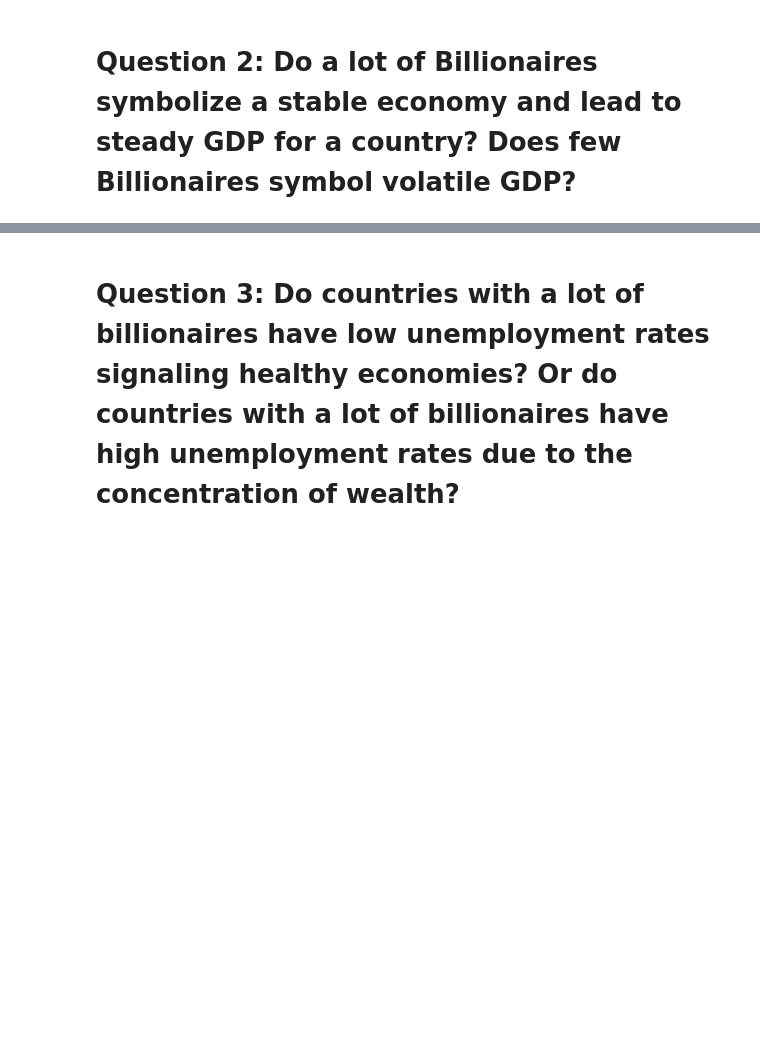
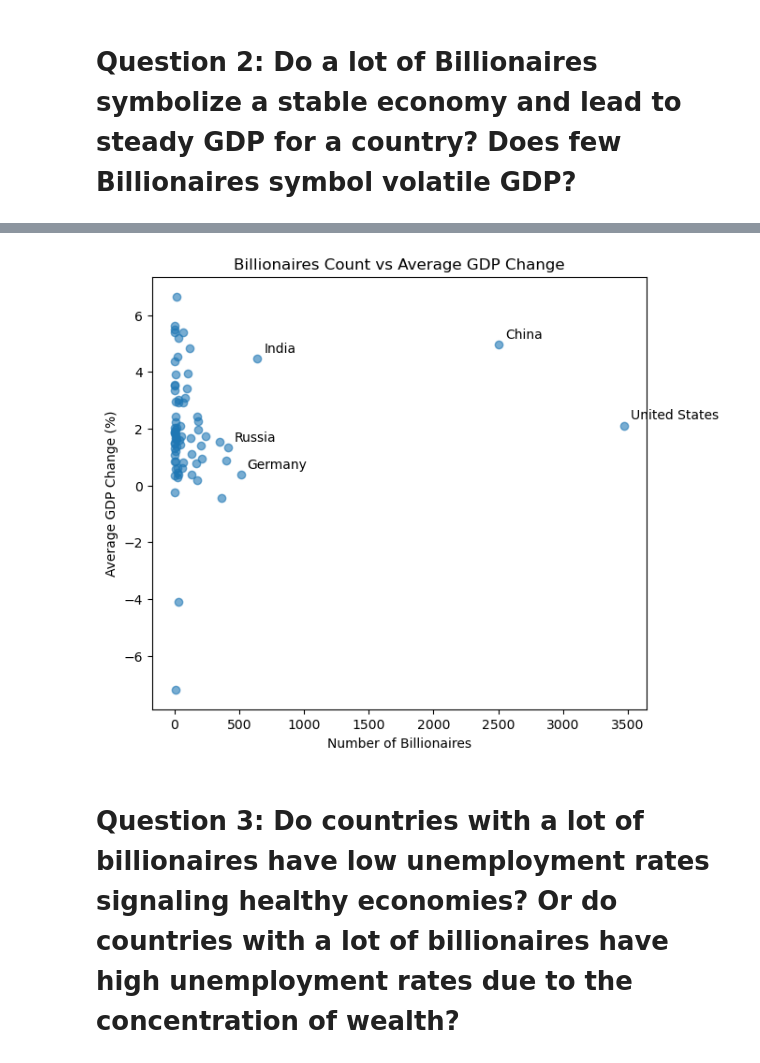
Before and after one commit to cdoubet/Data-Wrangling-Final-Project, a Jupyter notebook: Code/notebooks/Data Wrangling Final Project.ipynb, the cells around one changed output, grey strips where cells are left out. Saved outputs shown, nothing was run; the diff lists cells and outputs as text; code cells hidden in the pictures; blank space fills up the shorter version.

```diff
--- a/Code/notebooks/Data Wrangling Final Project (1).ipynb
+++ b/Code/notebooks/Data Wrangling Final Project.ipynb
@@ -278,0 +215,63 @@ Top 10 Countries by Billionaire Count:
+# %%
+import pandas as pd
+import numpy as np
+import matplotlib.pyplot as plt
+import seaborn as sns
+
+# Count billionaires per country
+billionaires_per_country = billionaires_gdp.groupby('country_of_residence').size().reset_index(name='billionaire_count')
+
+# Calculate average GDP changes
+gdp_columns = [
+    '2019_gdp_change',
+    '2020_gdp_change',
+    '2021_gdp_change',
+    '2022_gdp_change',
+    '2023_gdp_change'
+]
+
+# Remove % sign and convert to float
+for col in gdp_columns:
+    billionaires_gdp[col] = billionaires_gdp[col].str.rstrip('%').astype('float')
+
+# Calculate average GDP change per country
+avg_gdp_change = billionaires_gdp.groupby('country_of_residence')[gdp_columns].mean().reset_index()
+avg_gdp_change['average_gdp_change'] = avg_gdp_change[gdp_columns].mean(axis=1)
+
+# Merge billionaire count with GDP changes
+merged_data = billionaires_per_country.merge(
+    avg_gdp_change[['country_of_residence', 'average_gdp_change']],
+    on='country_of_residence')
+
+# Calculate correlations
+billionaire_gdp_correlation = merged_data['billionaire_count'].corr(merged_data['average_gdp_change'])
+
+# Visualization
+plt.figure(figsize=(15, 6))
+
+# Scatter plot of Billionaire Count vs Average GDP Change
+plt.subplot(1, 2, 1)
+plt.scatter(merged_data['billionaire_count'], merged_data['average_gdp_change'], alpha=0.6)
+plt.title('Billionaires Count vs Average GDP Change')
+plt.xlabel('Number of Billionaires')
+plt.ylabel('Average GDP Change (%)')
+
+# Annotate top 5 countries with most billionaires
+top_5_countries = merged_data.nlargest(5, 'billionaire_count')
+for _, row in top_5_countries.iterrows():
+    plt.annotate(
+        row['country_of_residence'],
+        (row['billionaire_count'], row['average_gdp_change']),
+        xytext=(5, 5),
+        textcoords='offset points'
+    )
+
+
+# Print results
+print("Correlation between Billionaire Count and Average GDP Change:", billionaire_gdp_correlation)
+
+# Top 20 countries by billionaire count with their GDP metrics
+top_20_countries = merged_data.sort_values('billionaire_count', ascending=False).head(20)
+print("\nTop 20 Countries by Billionaire Count and Their GDP Metrics:")
+print(top_20_countries[['country_of_residence', 'billionaire_count', 'average_gdp_change']])
+# %% [output]
@@ -279,3 +295,4 @@ Top 10 Countries by Billionaire Count:
+[figure, added]
 # %% [markdown]
 # Question 3: Do countries with a lot of billionaires have low unemployment rates signaling healthy economies? Or do countries with a lot of billionaires have high unemployment rates due to the concentration of wealth?
 # %%
```
Also changed, not shown: parts of 6 cells of this notebook.
